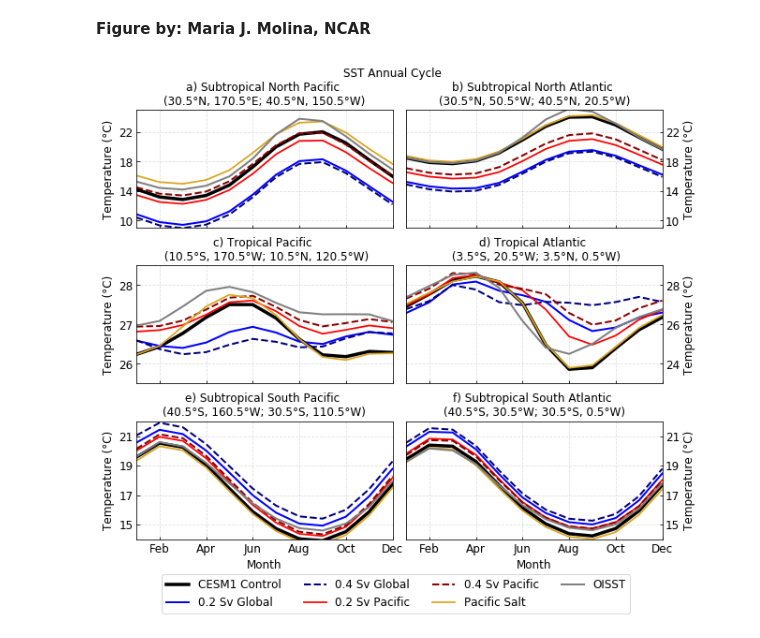
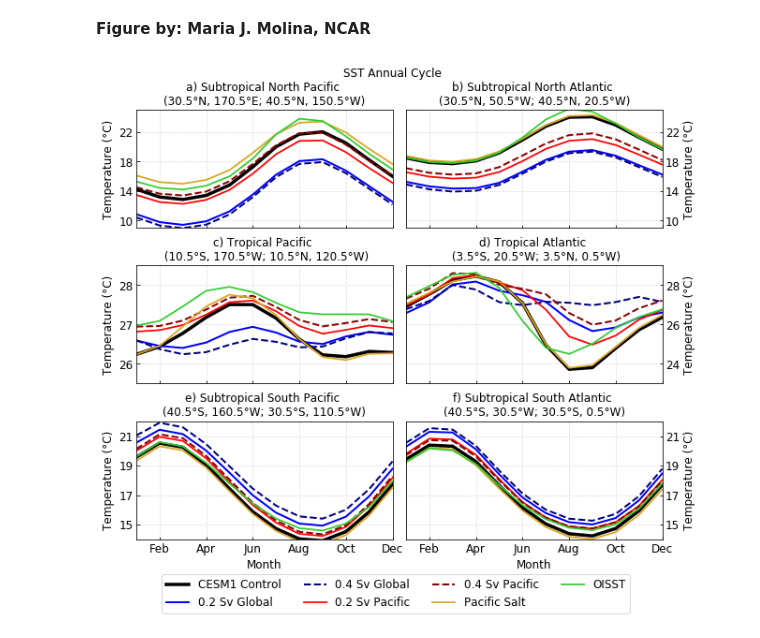
Before and after one commit to mariajmolina/climatico, a Jupyter notebook: notebooks/figures/fig6_annualcyclebymonth.ipynb, the cells around one changed output. Saved outputs shown, nothing was run; the diff lists cells and outputs as text; code cells hidden in the pictures.

```diff
--- a/notebooks/figures/fig6_annualcyclebymonth.ipynb
+++ b/notebooks/figures/fig6_annualcyclebymonth.ipynb
@@ -187,7 +187,8 @@ ax1.plot(np.arange(0,12), ds_g04sv_box1_, c='navy', ls='--', lw=2)
 ax1.plot(np.arange(0,12), ds_p02sv_box1_, c='red', ls='-', lw=1.75)
 ax1.plot(np.arange(0,12), ds_p04sv_box1_, c='darkred', ls='--', lw=2)
 ax1.plot(np.arange(0,12), ds_psalt_box1_, c='goldenrod', ls='-', lw=1.75)
-ax1.plot(np.arange(0,12), ds_oisst_box1_, c='grey', ls='-', lw=2)
+
+ax1.plot(np.arange(0,12), ds_oisst_box1_, c='limegreen', ls='-', lw=1.75)
 
 ax1.margins(x=0)
 ax1.set_ylim([9.,25])
@@ -212,7 +213,8 @@ ax2.plot(np.arange(0,12), ds_g04sv_box2_, c='navy', ls='--', lw=2)
 ax2.plot(np.arange(0,12), ds_p02sv_box2_, c='red', ls='-', lw=1.75)
 ax2.plot(np.arange(0,12), ds_p04sv_box2_, c='darkred', ls='--', lw=2)
 ax2.plot(np.arange(0,12), ds_psalt_box2_, c='goldenrod', ls='-', lw=1.75)
-ax2.plot(np.arange(0,12), ds_oisst_box2_, c='grey', ls='-', lw=2)
+
+ax2.plot(np.arange(0,12), ds_oisst_box2_, c='limegreen', ls='-', lw=1.75)
 
 ax2.margins(x=0)
 ax2.set_ylim([9.,25])
@@ -238,7 +240,8 @@ ax3.plot(np.arange(0,12), ds_g04sv_box3_, c='navy', ls='--', lw=2)
 ax3.plot(np.arange(0,12), ds_p02sv_box3_, c='red', ls='-', lw=1.75)
 ax3.plot(np.arange(0,12), ds_p04sv_box3_, c='darkred', ls='--', lw=2)
 ax3.plot(np.arange(0,12), ds_psalt_box3_, c='goldenrod', ls='-', lw=1.75)
-ax3.plot(np.arange(0,12), ds_oisst_box3_, c='grey', ls='-', lw=2)
+
+ax3.plot(np.arange(0,12), ds_oisst_box3_, c='limegreen', ls='-', lw=1.75)
 
 ax3.margins(x=0)
 ax3.set_ylim([25.5,28.5])
@@ -262,7 +265,8 @@ ax4.plot(np.arange(0,12), ds_g04sv_box6_, c='navy', ls='--', lw=2)
 ax4.plot(np.arange(0,12), ds_p02sv_box6_, c='red', ls='-', lw=1.75)
 ax4.plot(np.arange(0,12), ds_p04sv_box6_, c='darkred', ls='--', lw=2)
 ax4.plot(np.arange(0,12), ds_psalt_box6_, c='goldenrod', ls='-', lw=1.75)
-ax4.plot(np.arange(0,12), ds_oisst_box6_, c='grey', ls='-', lw=2)
+
+ax4.plot(np.arange(0,12), ds_oisst_box6_, c='limegreen', ls='-', lw=1.75)
 
 ax4.margins(x=0)
 ax4.set_ylim([23.,29.])
@@ -288,7 +292,8 @@ ax5.plot(np.arange(0,12), ds_g04sv_box4_, c='navy', ls='--', lw=2)
 ax5.plot(np.arange(0,12), ds_p02sv_box4_, c='red', ls='-', lw=1.75)
 ax5.plot(np.arange(0,12), ds_p04sv_box4_, c='darkred', ls='--', lw=2)
 ax5.plot(np.arange(0,12), ds_psalt_box4_, c='goldenrod', ls='-', lw=1.75)
-ax5.plot(np.arange(0,12), ds_oisst_box4_, c='grey', ls='-', lw=2)
+
+ax5.plot(np.arange(0,12), ds_oisst_box4_, c='limegreen', ls='-', lw=1.75)
 
 ax5.margins(x=0)
 ax5.set_ylim([14.,22.])
@@ -312,33 +317,34 @@ l3, = ax6.plot(np.arange(0,12), ds_g04sv_box5_, c='navy', ls='--', lw=2)
 l4, = ax6.plot(np.arange(0,12), ds_p02sv_box5_, c='red', ls='-', lw=1.75)
 l5, = ax6.plot(np.arange(0,12), ds_p04sv_box5_, c='darkred', ls='--', lw=2)
 l6, = ax6.plot(np.arange(0,12), ds_psalt_box5_, c='goldenrod', ls='-', lw=1.75)
-l0, = ax6.plot(np.arange(0,12), ds_oisst_box5_, c='grey', ls='-', lw=2)
+
+l0, = ax6.plot(np.arange(0,12), ds_oisst_box5_, c='limegreen', ls='-', lw=1.75)
 
 ax6.margins(x=0)
 ax6.set_ylim([14.,22.])
 ax6.tick_params(axis='both', labelleft=True, direction='in', labelbottom=True)
 ax6.set_xticks([1,3,5,7,9,11])
 ax6.set_xticklabels(['Feb','Apr','Jun','Aug','Oct','Dec'], fontsize=12)
 ax6.set_yticks([15,17,19,21])
 ax6.set_yticklabels([15,17,19,21], fontsize=12)
 ax6.set_xlabel('Month', fontsize=12)
 ax6.grid(alpha=0.4, ls='--')
 ax6.set_ylabel('Temperature ('+a+'C)', fontsize=12)
 ax6.yaxis.set_label_position("right")
 ax6.yaxis.tick_right()
 
 # --------------
 
 ax5.legend([l1,
             l2,l3,l4,l5,l6,l0],
            ['CESM1 Control',
             '0.2 Sv Global','0.4 Sv Global','0.2 Sv Pacific','0.4 Sv Pacific','Pacific Salt','OISST'],
            bbox_to_anchor=(1.95, -0.675), ncol=4, loc='lower right', fontsize=12)
 
 plt.savefig(f'{directory_figs}amocenso_fig6.png', bbox_inches='tight', dpi=200)
 plt.savefig(f'{directory_figs}amocenso_fig6.pdf', bbox_inches='tight', dpi=500)
 plt.show()
 
 # --------------
 # %% [output]
-[figure, old version]
+[figure, new version]
```
Also changed, not shown: parts of 1 cell of this notebook, 15 other files.
